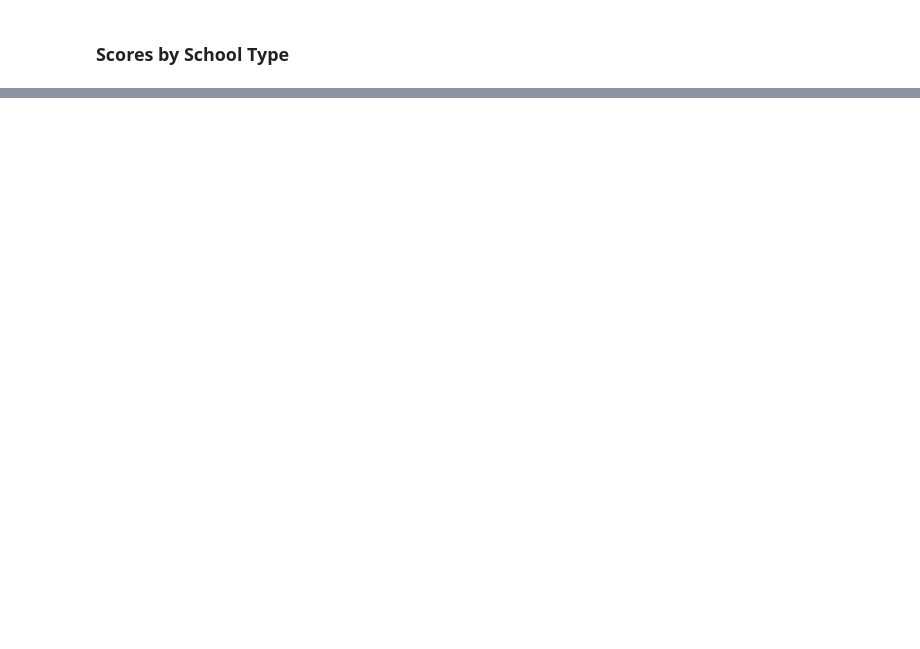
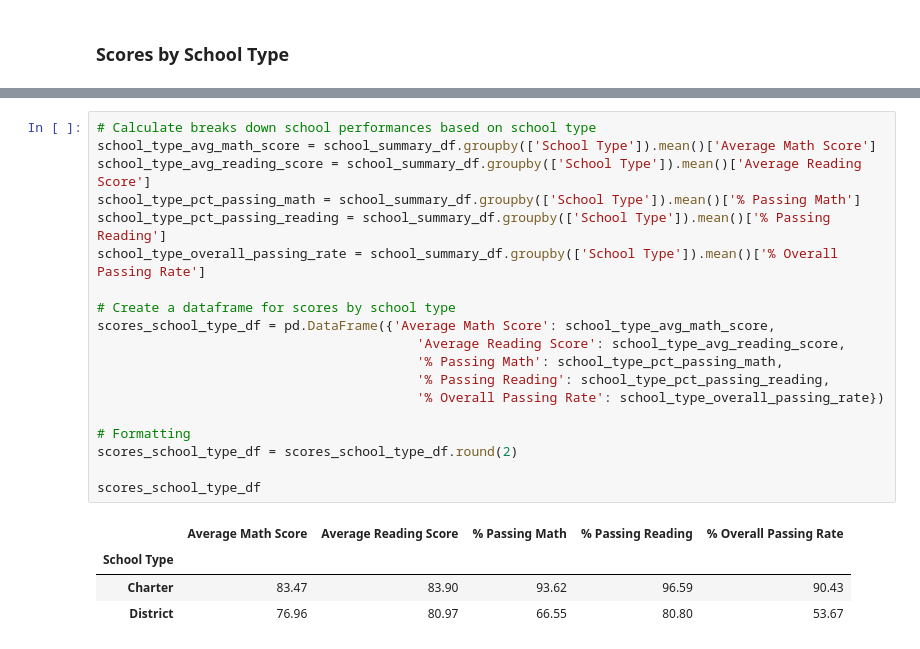
Before and after one commit to jessicapardo/Pandas-challenge, a Jupyter notebook: PyCitySchools/PyCitySchools.ipynb, the cells around one changed output, grey strips where cells are left out. Saved outputs shown, nothing was run; the diff lists cells and outputs as text; blank space fills up the shorter version.

```diff
--- a/PyCitySchools/PyCitySchools.ipynb
+++ b/PyCitySchools/PyCitySchools.ipynb
@@ -256,0 +309,24 @@ reading_scores_per_grade_df
+# %%
+# Calculate breaks down school performances based on school type
+school_type_avg_math_score = school_summary_df.groupby(['School Type']).mean()['Average Math Score']
+school_type_avg_reading_score = school_summary_df.groupby(['School Type']).mean()['Average Reading Score']
+school_type_pct_passing_math = school_summary_df.groupby(['School Type']).mean()['% Passing Math']
+school_type_pct_passing_reading = school_summary_df.groupby(['School Type']).mean()['% Passing Reading']
+school_type_overall_passing_rate = school_summary_df.groupby(['School Type']).mean()['% Overall Passing Rate']
+
+# Create a dataframe for scores by school type
+scores_school_type_df = pd.DataFrame({'Average Math Score': school_type_avg_math_score,
+                                         'Average Reading Score': school_type_avg_reading_score,
+                                         '% Passing Math': school_type_pct_passing_math,
+                                         '% Passing Reading': school_type_pct_passing_reading,
+                                         '% Overall Passing Rate': school_type_overall_passing_rate})
+
+# Formatting
+scores_school_type_df = scores_school_type_df.round(2)
+
+scores_school_type_df
+# %% [output]
+|  | Average Math Score | Average Reading Score | % Passing Math | % Passing Reading | % Overall Passing Rate |
+| School Type |  |  |  |  |  |
+| Charter | 83.47 | 83.90 | 93.62 | 96.59 | 90.43 |
+| District | 76.96 | 80.97 | 66.55 | 80.80 | 53.67 |
```
Also changed, not shown: parts of 5 cells of this notebook.
